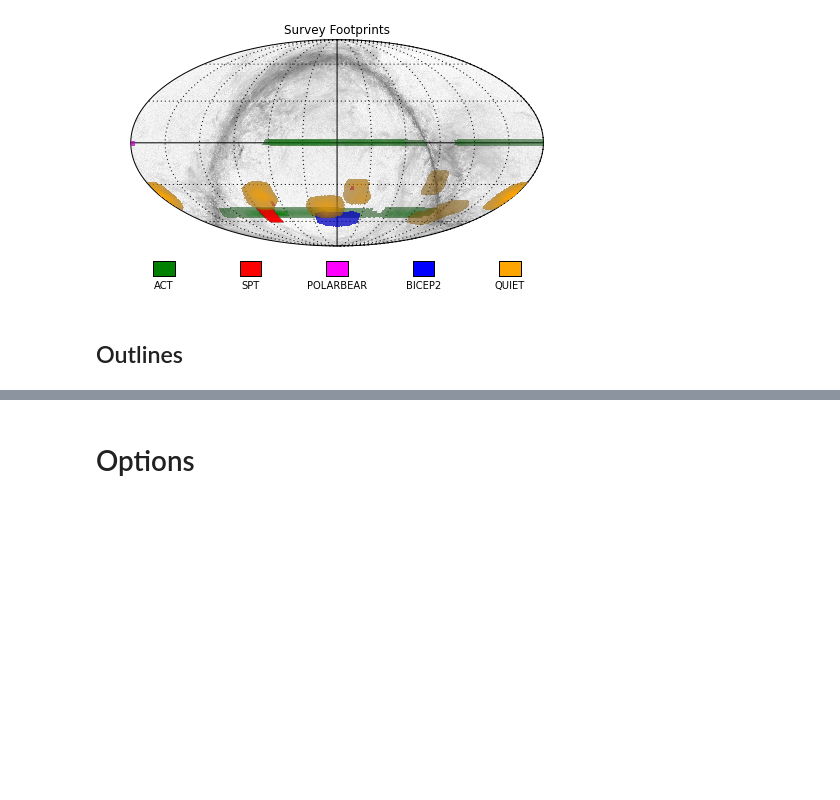
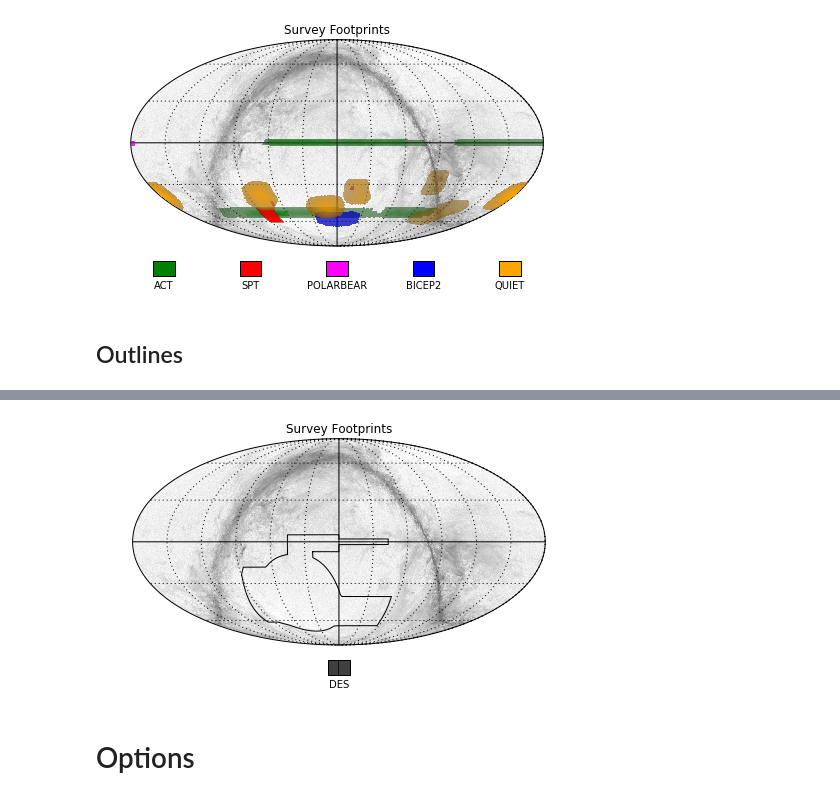
Before and after one commit to nasa-lambda/cmb_footprint, a Jupyter notebook: examples/plot_footprints.ipynb, the cells around one changed output, grey strips where cells are left out. Drawn from its saved outputs; the diff is of its cells as text; code cells hidden in the pictures; blank space fills up the shorter version.

```diff
--- a/examples/plot_footprints.ipynb
+++ b/examples/plot_footprints.ipynb
@@ -59,3 +57,10 @@ fp.superimpose_survey_contour('QUIET-Q', color='orange', label='QUIET', frac=0.9
+# %%
+fp = footprint.SurveyStack('PLANCK-DUSTPOL', projection='mollweide', coord_plot='C', rot=[0,0],
+                           config='../footprint.cfg')
+
+fp.superimpose_survey_outline('DES-polygon', color='black', label='DES')
+# %% [output]
+[figure, added]
 # %% [markdown]
 # Options
 # %% [markdown]
```
Also changed, not shown: parts of 3 cells of this notebook.
